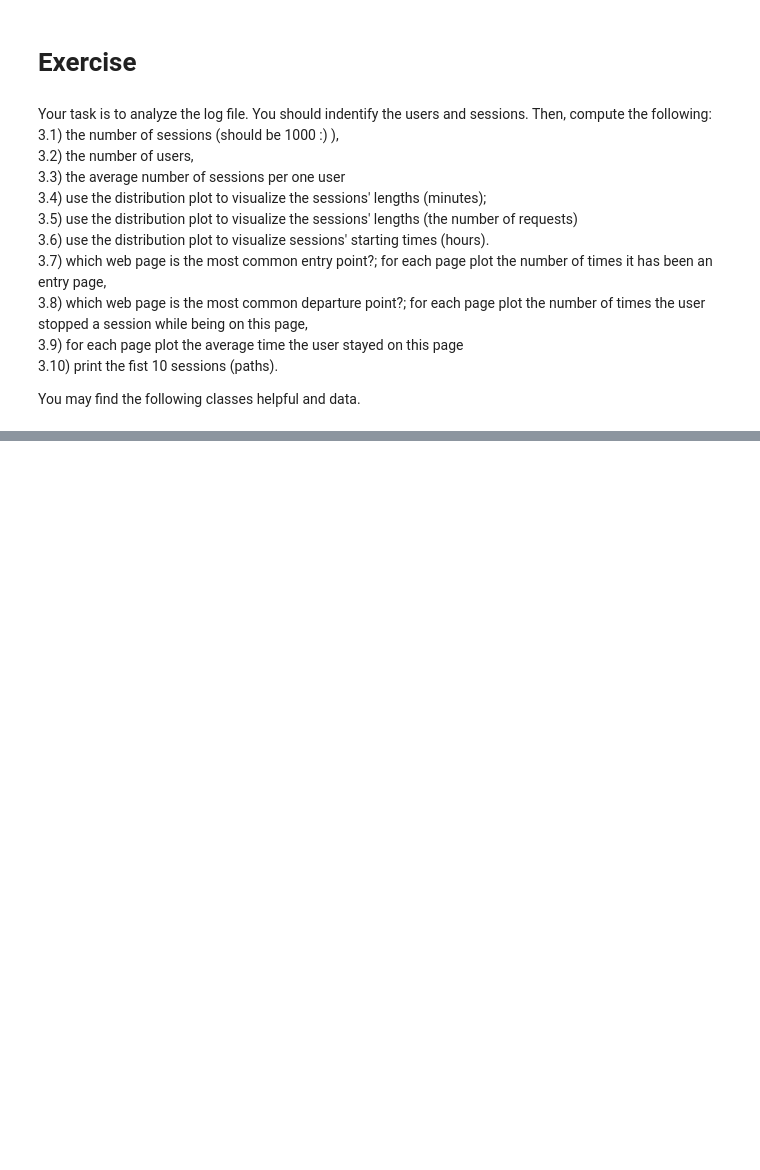
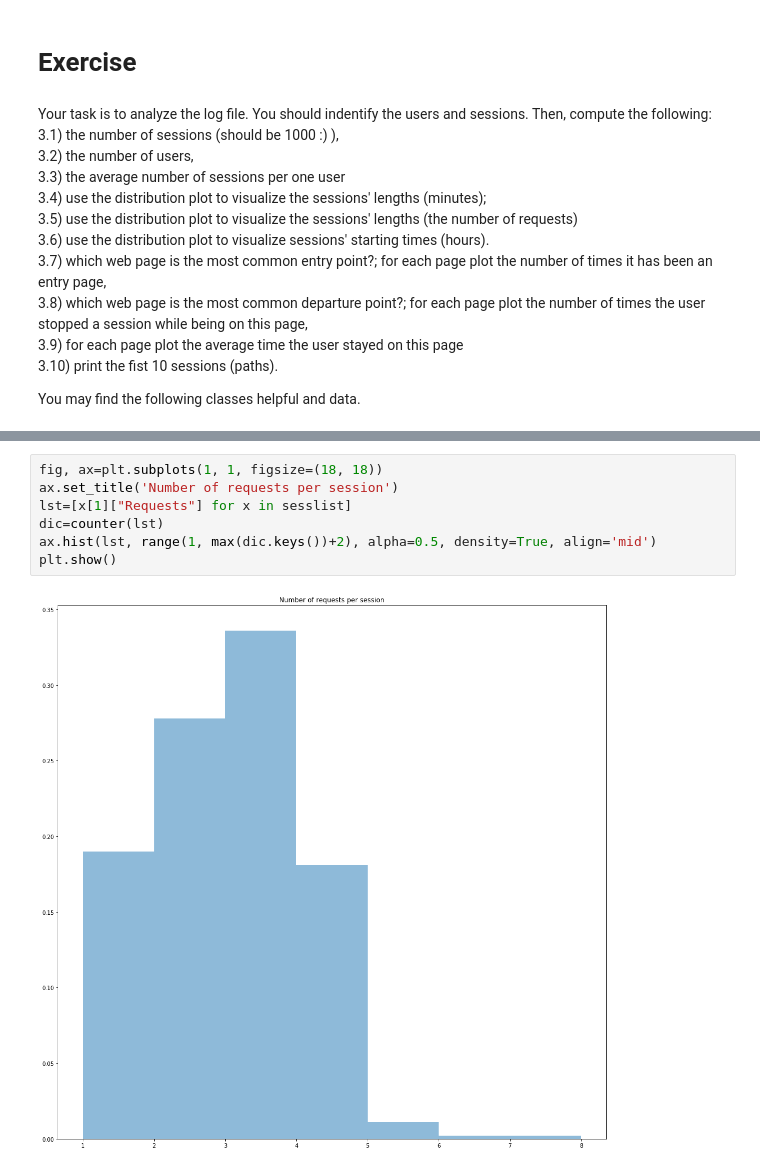
Before and after one commit to drolewski/Information-Retrieval, a Jupyter notebook: Lab10/Lab10_Logs.ipynb, the cells around one changed output, grey strips where cells are left out. Drawn from its saved outputs; the diff is of its cells as text; blank space fills up the shorter version.

```diff
--- a/Lab10/Lab10_Logs.ipynb
+++ b/Lab10/Lab10_Logs.ipynb
@@ -104,0 +157,9 @@ LINKS = [[1, 4],
+# %%
+fig, ax=plt.subplots(1, 1, figsize=(18, 18))
+ax.set_title('Number of requests per session')
+lst=[x[1]["Requests"] for x in sesslist]
+dic=counter(lst)
+ax.hist(lst, range(1, max(dic.keys())+2), alpha=0.5, density=True, align='mid')
+plt.show()
+# %% [output]
+[figure, added]
```
Also changed, not shown: parts of 8 cells of this notebook, 1 other file.
